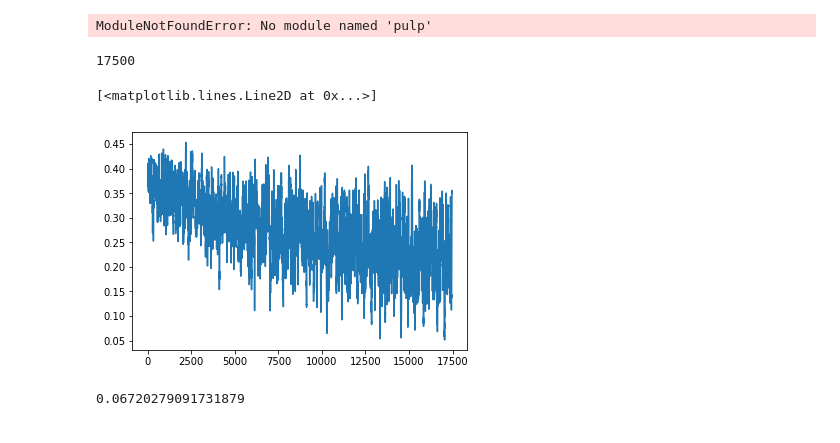
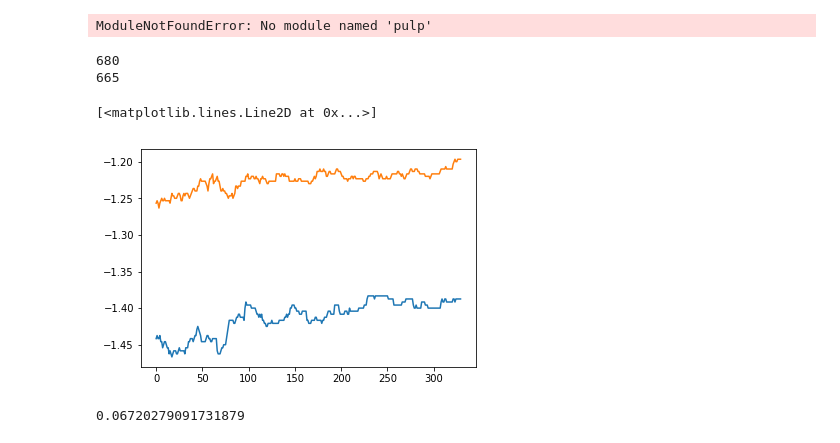
Before and after one commit to louisv123/COLGE, a Jupyter notebook: test.ipynb, the cells around one changed output. Drawn from its saved outputs; the diff is of its cells as text; code cells hidden in the pictures.

```diff
--- a/test.ipynb
+++ b/test.ipynb
@@ -1304,11 +1326,12 @@ plt.plot(cc)
 [figure]
 # %%
 
-ll_7=np.loadtxt('test_5.out')
+ll_7=np.loadtxt('test_0.out')
 #ll_all = np.concatenate([ll,ll_5])
 ll_7 =np.array(ll_7)
 print(len(ll_7))
 cc =[]
-for i in range(len(ll_7[-15500:])):
-    cc.append(np.mean(ll_7[-15500+i:-15400+i]))
+length=1000
+for i in range(len(ll_7[-length:])):
+    cc.append(np.mean(ll_7[-length+i:-length+10+i]))
 # %% [output]
@@ -1329,21 +1352,27 @@ pulp.pulpTestAll()
 ModuleNotFoundError: No module named 'pulp'
 # %%
 
-ll_7=np.loadtxt('test_6.out')
-#ll_all = np.concatenate([ll,ll_5])
+ll_7=np.loadtxt('test_0.out')
+ll_8 = np.loadtxt('test_0_test_1_g_GCN_cp.out')
 ll_7 =np.array(ll_7)
+ll_8=np.array(ll_8)
 print(len(ll_7))
+print(len(ll_8))
 cc =[]
-last =17500
+cc_1=[]
+last =360
 for i in range(len(ll_7[-last:])):
     cc.append(np.mean(ll_7[-last+i:-last+30+i]))
+    cc_1.append(np.mean(ll_8[-last+i:-last+30+i]))
 # %% [output]
-17500
+680
+665
 # %%
 plt.plot(cc)
+plt.plot(cc_1)
 # %% [output]
 [<matplotlib.lines.Line2D at 0x...>]
-[figure, old version]
+[figure, new version]
 # %%
 0.99997**(3000*30)
 # %% [output]
```
Also changed, not shown: parts of 12 cells of this notebook, 6 other files.
